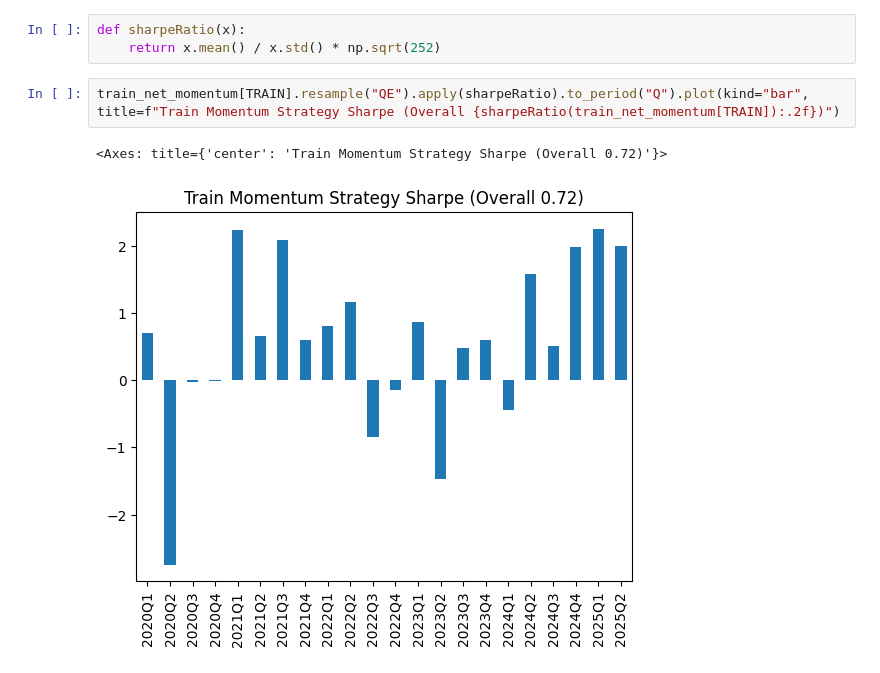
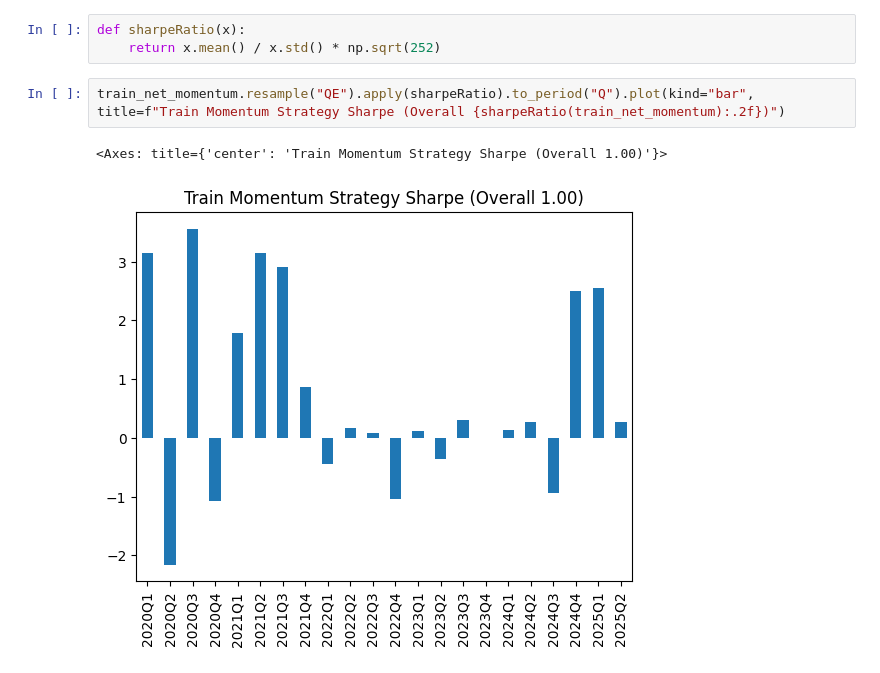
Before and after one commit to JibrilAbdi144/quant-research-project, a Jupyter notebook: notebooks/test21.ipynb, the cells around one changed output. Drawn from its saved outputs; the diff is of its cells as text.

```diff
--- a/notebooks/test21.ipynb
+++ b/notebooks/test21.ipynb
@@ -159,10 +179,10 @@ dtype: float64
 def sharpeRatio(x):
     return x.mean() / x.std() * np.sqrt(252)
 # %%
-train_net_momentum[TRAIN].resample("QE").apply(sharpeRatio).to_period("Q").plot(kind="bar", title=f"Train Momentum Strategy Sharpe (Overall {sharpeRatio(train_net_momentum[TRAIN]):.2f})")
+train_net_momentum.resample("QE").apply(sharpeRatio).to_period("Q").plot(kind="bar", title=f"Train Momentum Strategy Sharpe (Overall {sharpeRatio(train_net_momentum):.2f})")
 # %% [output]
-<Axes: title={'center': 'Train Momentum Strategy Sharpe (Overall 0.72)'}>
+<Axes: title={'center': 'Train Momentum Strategy Sharpe (Overall 1.00)'}>
-[figure, old version]
+[figure, new version]
 # %%
 train_drawdown = (1 + train_net_momentum).cumprod() / (1 + train_net_momentum).cumprod().cummax() - 1
 train_drawdown.plot(title="Train Momentum Drawdown")
```
Also changed, not shown: parts of 6 cells of this notebook.
